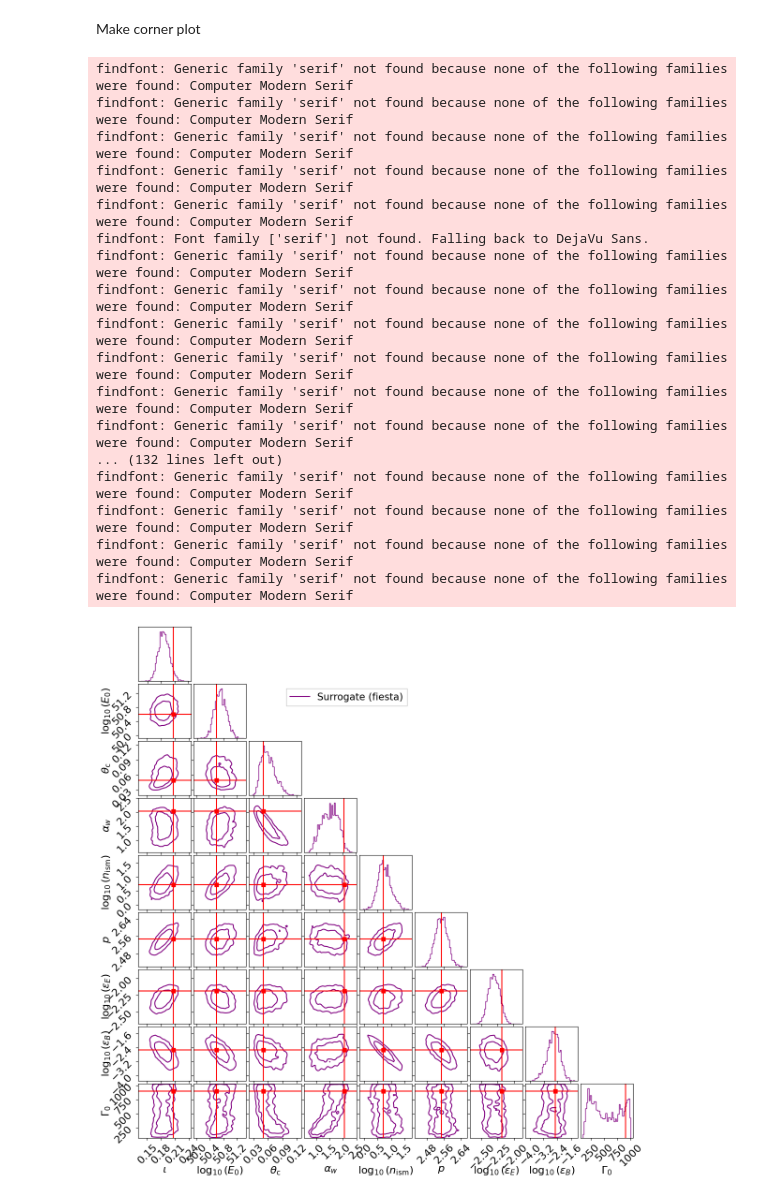
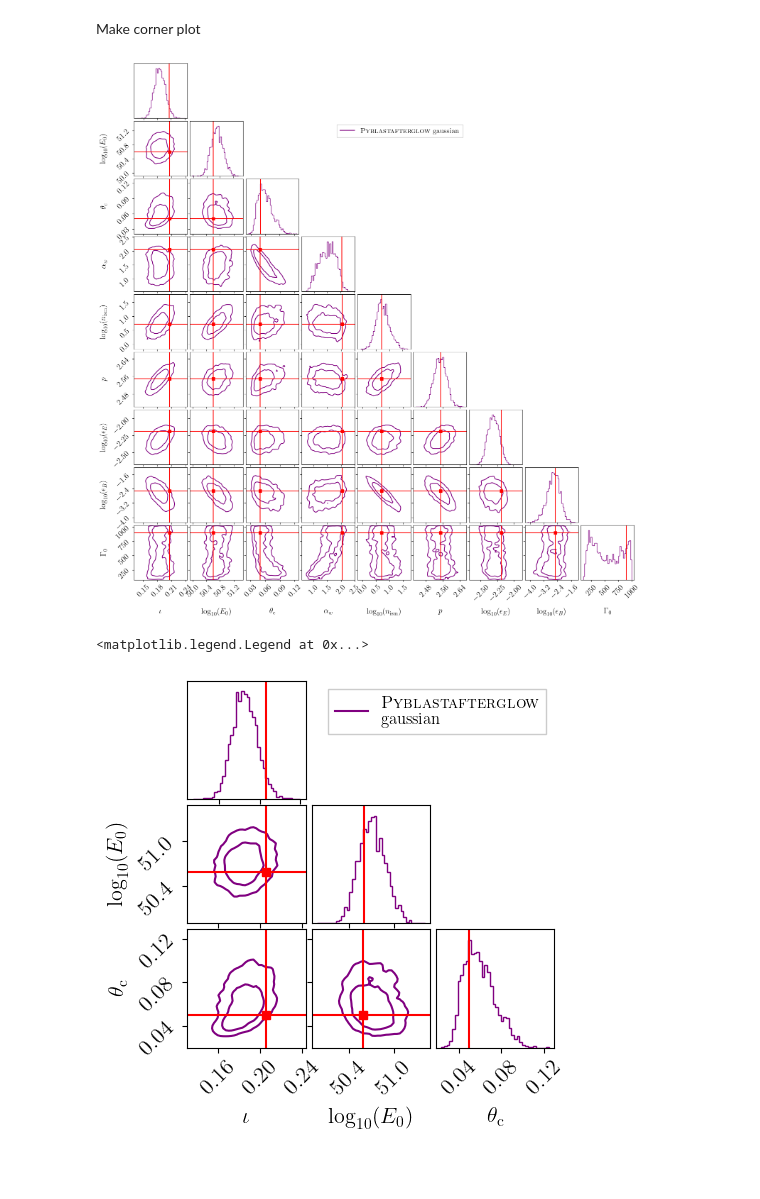
Before and after one commit to nuclear-multimessenger-astronomy/paper_fiesta, a Jupyter notebook: src/paper_fiesta/injections/GRB/pbag_gaussian/compare_posteriors.ipynb, the cells around one changed output. Saved outputs shown, nothing was run; the diff lists cells and outputs as text; code cells hidden in the pictures; blank space fills up the shorter version.

Commit message:
compare posterior nicer 2

```diff
--- a/src/paper_fiesta/injections/GRB/pbag_gaussian/compare_posteriors.ipynb
+++ b/src/paper_fiesta/injections/GRB/pbag_gaussian/compare_posteriors.ipynb
@@ -54,41 +54,24 @@ Make corner plot
 var_names = ["inclination_EM", "log10_E0", "thetaCore", "alphaWing", "log10_n0", "p", "log10_epsilon_e", "log10_epsilon_B", "Gamma0"]
 truths = [params[key] for key in var_names]
 # %%
-fig, ax = plt.subplots(9,9, figsize = (12, 12))
+fig, ax = plt.subplots(9,9, figsize = (16, 16))
 
 corner.corner(posterior_fiesta["chains"].reshape(-1,10)[:,:9],
               truths = truths,
               fig=fig,
               color = "purple",
               labelpad = 0.2,
               labels =  ["$\\iota$", "$\log_{10}(E_0)$", "$\\theta_{\\mathrm{c}}$", "$\\alpha_w$", "$\log_{10}(n_{\mathrm{ism}})$", "$p$", "$\log_{10}(\\epsilon_E)$", "$\log_{10}(\\epsilon_B)$", "$\Gamma_0$"],
               **default_corner_kwargs,
               hist_kwargs=dict(density=True))
 
 handles = []
 for c in ["purple"]:
     handle = plt.plot([],[], color=c)[0]
     handles.append(handle)
 
-ax[1, 4].legend(handles=handles, labels=["Surrogate (fiesta)"], fontsize=15, fancybox=False, framealpha=1)
+ax[1, 5].legend(handles=handles, labels=["\\textsc{Pyblastafterglow} gaussian"], fontsize=15, fancybox=False, framealpha=1)
 fig.subplots_adjust(left=0.08, bottom=0.08, right=0.96, top=0.99)
 plt.show()
 # %% [output]
-findfont: Generic family 'serif' not found because none of the following families were found: Computer Modern Serif
-findfont: Generic family 'serif' not found because none of the following families were found: Computer Modern Serif
-findfont: Generic family 'serif' not found because none of the following families were found: Computer Modern Serif
-findfont: Generic family 'serif' not found because none of the following families were found: Computer Modern Serif
-findfont: Generic family 'serif' not found because none of the following families were found: Computer Modern Serif
-findfont: Font family ['serif'] not found. Falling back to DejaVu Sans.
-findfont: Generic family 'serif' not found because none of the following families were found: Computer Modern Serif
-findfont: Generic family 'serif' not found because none of the following families were found: Computer Modern Serif
-findfont: Generic family 'serif' not found because none of the following families were found: Computer Modern Serif
-findfont: Generic family 'serif' not found because none of the following families were found: Computer Modern Serif
-findfont: Generic family 'serif' not found because none of the following families were found: Computer Modern Serif
-findfont: Generic family 'serif' not found because none of the following families were found: Computer Modern Serif
-... (132 lines left out)
-findfont: Generic family 'serif' not found because none of the following families were found: Computer Modern Serif
-findfont: Generic family 'serif' not found because none of the following families were found: Computer Modern Serif
-findfont: Generic family 'serif' not found because none of the following families were found: Computer Modern Serif
-findfont: Generic family 'serif' not found because none of the following families were found: Computer Modern Serif
-[figure, old version]
+[figure, new version]
@@ -94,0 +80,12 @@ findfont: Generic family 'serif' not found because none of the following familie
+# %%
+fig, ax = corner_plot(posterior_fiesta["chains"].reshape(-1, 10)[:, :3], parameter_names=var_names[:3], truths=truths[:3], color="purple")
+
+handles = []
+for c in ["purple"]:
+    handle = plt.plot([],[], color=c)[0]
+    handles.append(handle)
+
+ax[0, -1].legend(handles=handles, labels=["\\textsc{Pyblastafterglow}\ngaussian"], fontsize=12, fancybox=False, framealpha=1)
+# %% [output]
+<matplotlib.legend.Legend at 0x...>
+[figure, added]
```
Also changed, not shown: parts of 1 cell of this notebook, 1 other file.
